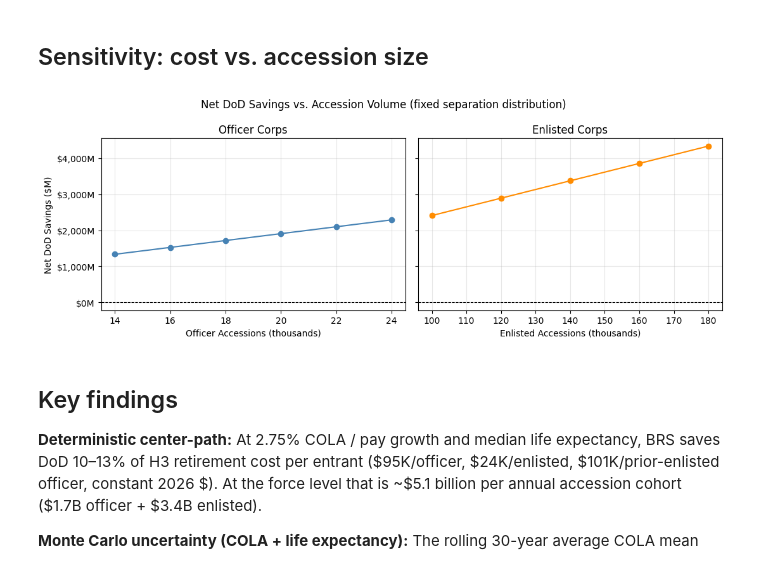
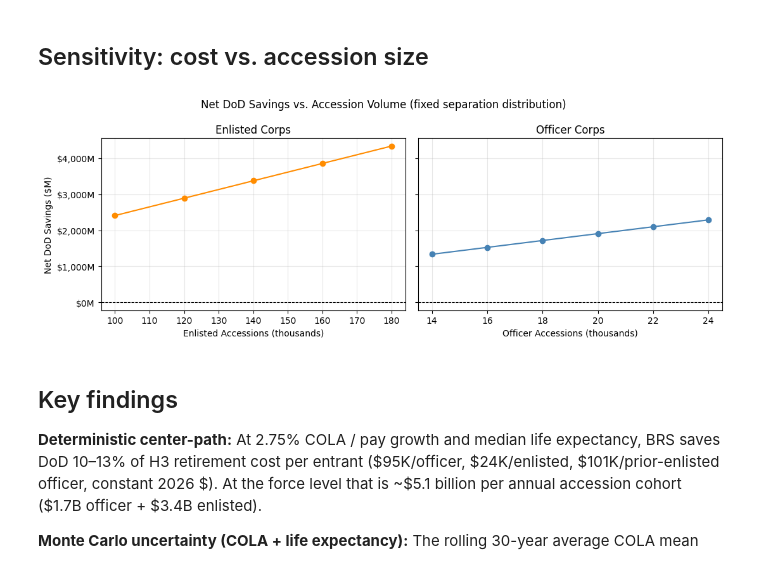
Before and after one commit to sgelety/military-retirement-monte-carlo, a Jupyter notebook: notebooks/04_government_fiscal.ipynb, the cells around one changed output. Cells and saved outputs as stored; diff of their text form; code cells hidden in the pictures.

```diff
--- a/notebooks/04_government_fiscal.ipynb
+++ b/notebooks/04_government_fiscal.ipynb
@@ -631,7 +632,7 @@ print()
 print(
     "Govt cost per member retiring at exactly 20 YOS:"
 )
-for profile in ["Officer", "Enlisted"]:
+for profile in ["Enlisted", "Officer"]:
     row = fiscal[
         (fiscal["Profile"] == profile)
         & (fiscal["SepYOS"] == 20)
@@ -685,9 +686,7 @@ print(
     f" {'per early':>10} {'per retiree':>12}"
 )
 print("  " + "-" * 78)
-for profile in [
-    "Officer", "Enlisted", "PriorEnlistedOfficer"
-]:
+for profile in PROFILE_ORDER:
     w = scenario_weights[profile]
     sub = (
         fiscal[fiscal["Profile"] == profile]
@@ -720,9 +719,7 @@ print(
     "Marginal cost of the 20th year"
     " (govt obligation at 18 vs 20 YOS):"
 )
-for profile in [
-    "Officer", "Enlisted", "PriorEnlistedOfficer"
-]:
+for profile in PROFILE_ORDER:
     sub = fiscal[fiscal["Profile"] == profile]
     c18 = sub[sub["SepYOS"] == 18].iloc[0]
     c20 = sub[sub["SepYOS"] == 20].iloc[0]
@@ -864,9 +861,7 @@ for _, row in fiscal.iterrows():
 
 # Separation-weighted per-entrant savings distribution# Separation-weighted per-entrant savings distribution
 pe_savings = {}
-for profile in [
-    "Officer", "Enlisted", "PriorEnlistedOfficer"
-]:
+for profile in PROFILE_ORDER:
     w = scenario_weights[profile]
     weighted_v = np.zeros(N_ITER)
     for sep_yos_key, weight in w.items():
@@ -909,7 +904,5 @@ Per-entrant DoD savings distribution (2026 $ thousands):
 # %%
-plot_profiles = [
-    "Officer", "Enlisted", "PriorEnlistedOfficer"
-]
+plot_profiles = PROFILE_ORDER
 fig, axes = plt.subplots(
     1, 3, figsize=(14, 5), sharey=True
 )
@@ -1399,45 +1392,45 @@ fig, axes = plt.subplots(
 )
 
 axes[0].plot(
-    officer_range / 1000,
-    officer_range * o_savings_per / 1e6,
+    enlisted_range / 1000,
+    enlisted_range * e_savings_per / 1e6,
     marker="o",
-    color="steelblue",
+    color="darkorange",
 )
 axes[0].axhline(0, color="black", linewidth=0.8,
                 linestyle="--")
-axes[0].set_xlabel("Officer Accessions (thousands)")
+axes[0].set_xlabel("Enlisted Accessions (thousands)")
 axes[0].set_ylabel("Net DoD Savings ($M)")
-axes[0].set_title("Officer Corps")
+axes[0].set_title("Enlisted Corps")
 axes[0].yaxis.set_major_formatter(
     mticker.FuncFormatter(lambda v, _: f"${v:,.0f}M")
 )
 axes[0].grid(True, alpha=0.3)
 
 axes[1].plot(
-    enlisted_range / 1000,
-    enlisted_range * e_savings_per / 1e6,
+    officer_range / 1000,
+    officer_range * o_savings_per / 1e6,
     marker="o",
-    color="darkorange",
+    color="steelblue",
 )
 axes[1].axhline(0, color="black", linewidth=0.8,
                 linestyle="--")
-axes[1].set_xlabel("Enlisted Accessions (thousands)")
-axes[1].set_title("Enlisted Corps")
+axes[1].set_xlabel("Officer Accessions (thousands)")
+axes[1].set_title("Officer Corps")
 axes[1].yaxis.set_major_formatter(
     mticker.FuncFormatter(lambda v, _: f"${v:,.0f}M")
 )
 axes[1].grid(True, alpha=0.3)
 
 fig.suptitle(
     "Net DoD Savings vs. Accession Volume"
     " (fixed separation distribution)",
     fontsize=12,
 )
 plt.tight_layout()
 plt.show()
 # %% [output]
-[figure, old version]
+[figure, new version]
 # %% [markdown]
 ## Key findings
 
```
Also changed, not shown: parts of 15 cells of this notebook, 6 other files.
